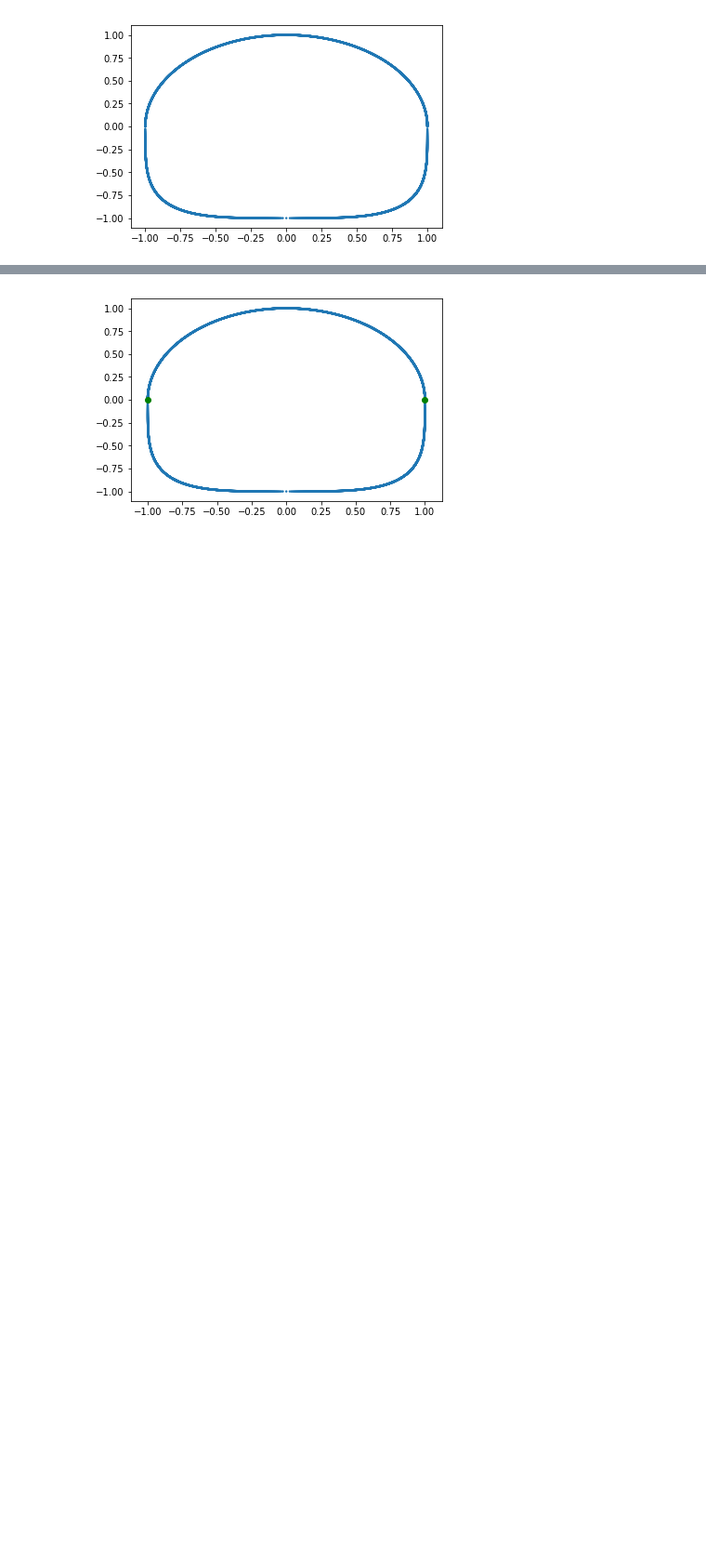
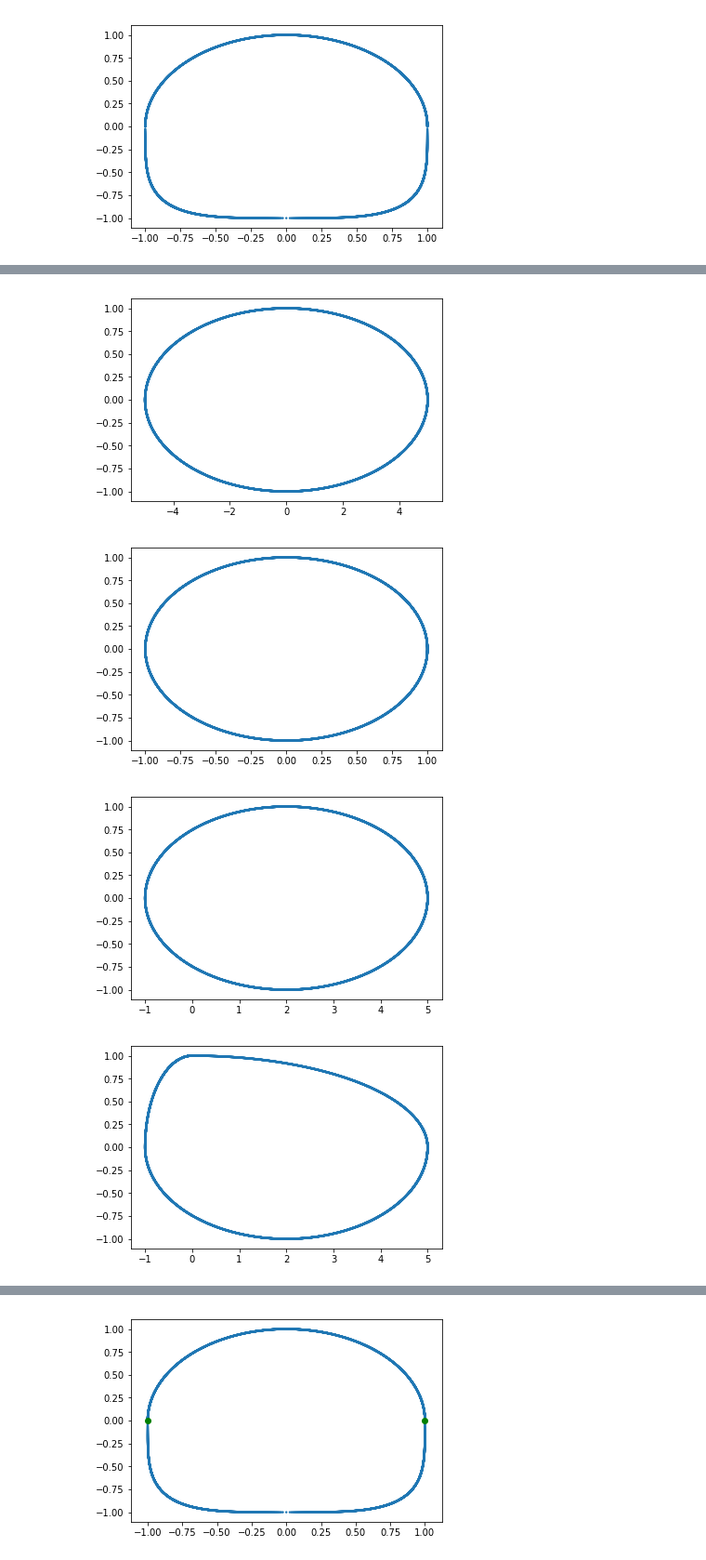
Before and after one commit to D3migod/Ovals, a Jupyter notebook: ovals.ipynb, the cells around one changed output, grey strips where cells are left out. Shown at 93% size. Saved outputs shown, nothing was run; the diff lists cells and outputs as text; code cells hidden in the pictures; blank space fills up the shorter version.

```diff
--- a/ovals.ipynb
+++ b/ovals.ipynb
@@ -85,2 +112,19 @@ oval.draw()
+# %%
+pointCount = 10000
+e1 = Ellipse(5, 1, (0, 0), pointCount)
+e2 = Circle(1, (0, 0), pointCount)
+e3 = Ellipse(3, 1, (2, 0), pointCount)
+e1.draw()
+e2.draw()
+e3.draw()
+center = (2, 0)
+
+oval2 = Oval(e1, e2, e3, center, pointCount)
+oval2.draw()
+# %% [output]
+[figure, added]
+[figure, added]
+[figure, added]
+[figure, added]
 # %%
 class PivotPointsFinder:
```
Also changed, not shown: parts of 21 cells of this notebook.
